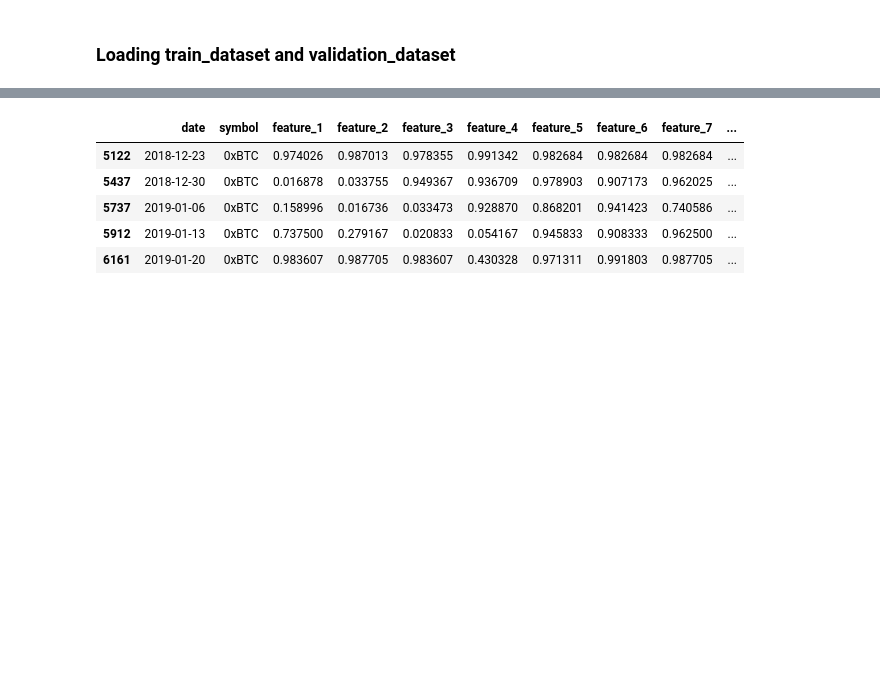
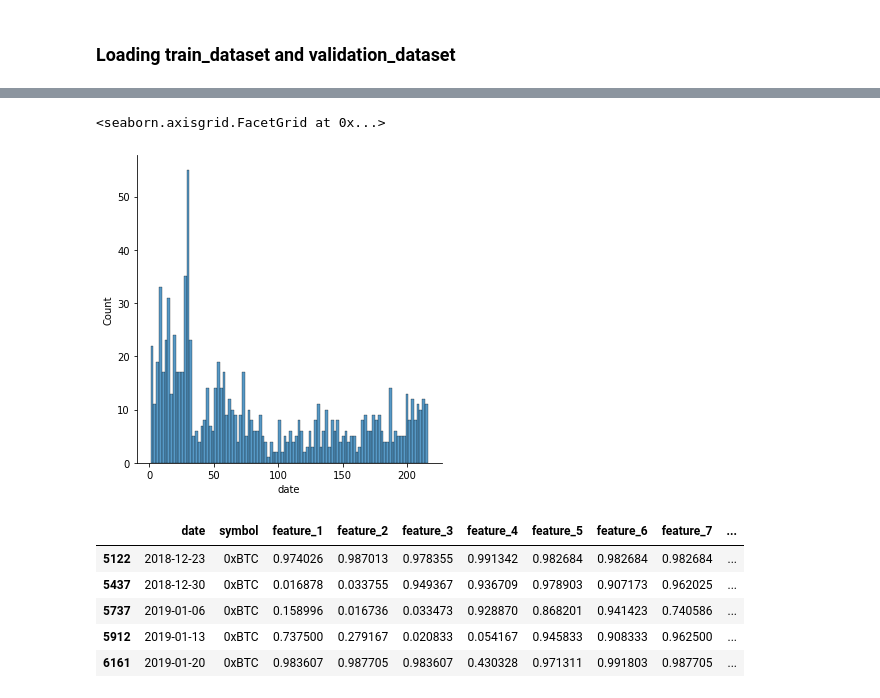
Before and after one commit to Bibhash123/competition_quickstart_dataloader, a Jupyter notebook: Ideas.ipynb, the cells around one changed output, grey strips where cells are left out. Cells and saved outputs as stored; diff of their text form; code cells hidden in the pictures; blank space fills up the shorter version.

```diff
--- a/Ideas.ipynb
+++ b/Ideas.ipynb
@@ -495,6 +517,12 @@ Shape of test set: (669, 2013)
 # %%
 train_dataset = train_dataset.reset_index(drop=False).sort_values(by=["symbol","date"])
 validation_dataset = validation_dataset.reset_index(drop=False).sort_values(by=["symbol","date"])
+# %%
+df = train_dataset.groupby("symbol")['date'].count().to_frame().reset_index()
+sns.displot(df['date'],bins = 100)
+# %% [output]
+<seaborn.axisgrid.FacetGrid at 0x...>
+[figure, added]
 # %%
 # first column (symbol) is the ticker
 # 'target_DC1' is the log of return for delta between current close to previous close
```
Also changed, not shown: parts of 12 cells of this notebook.
